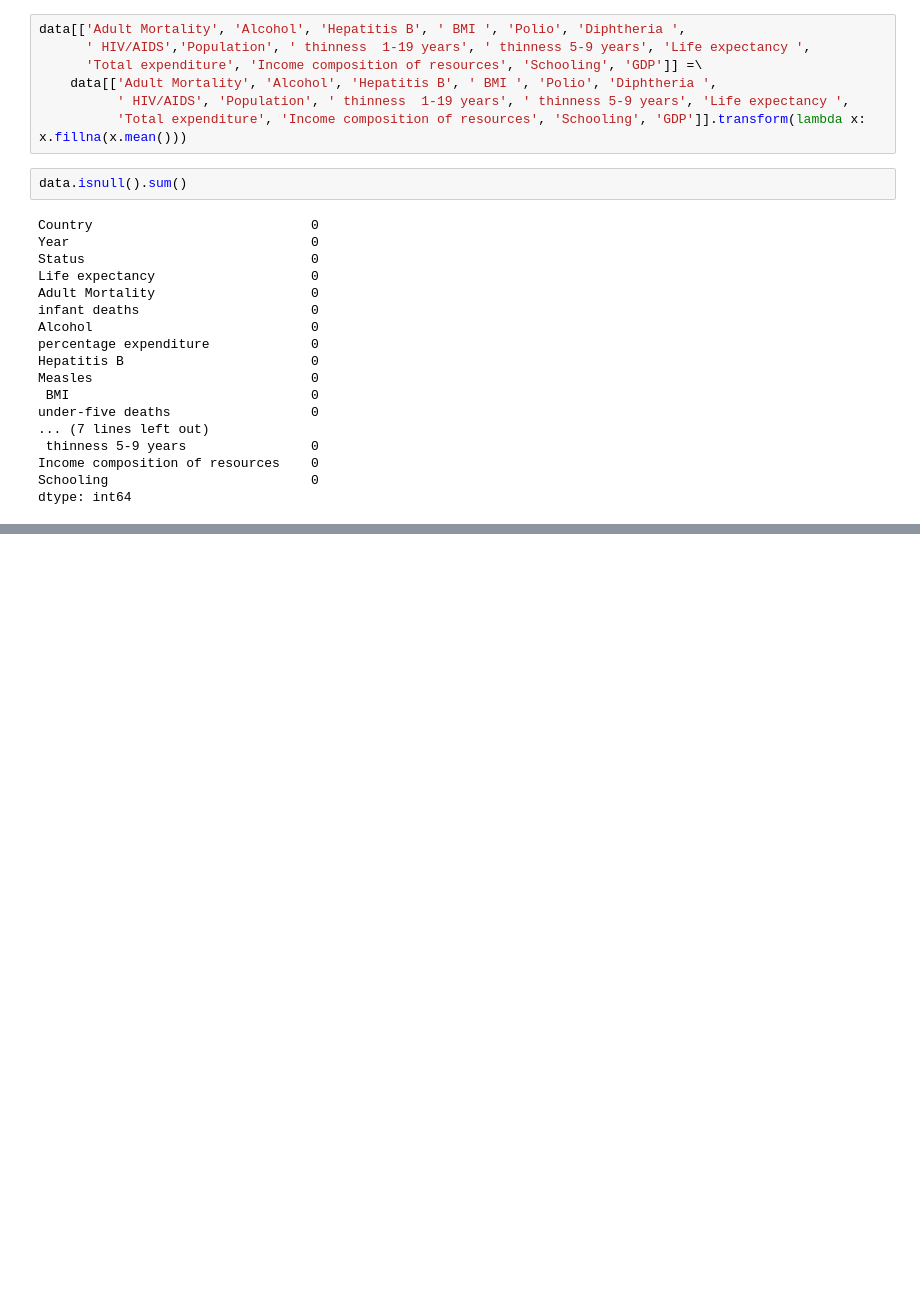
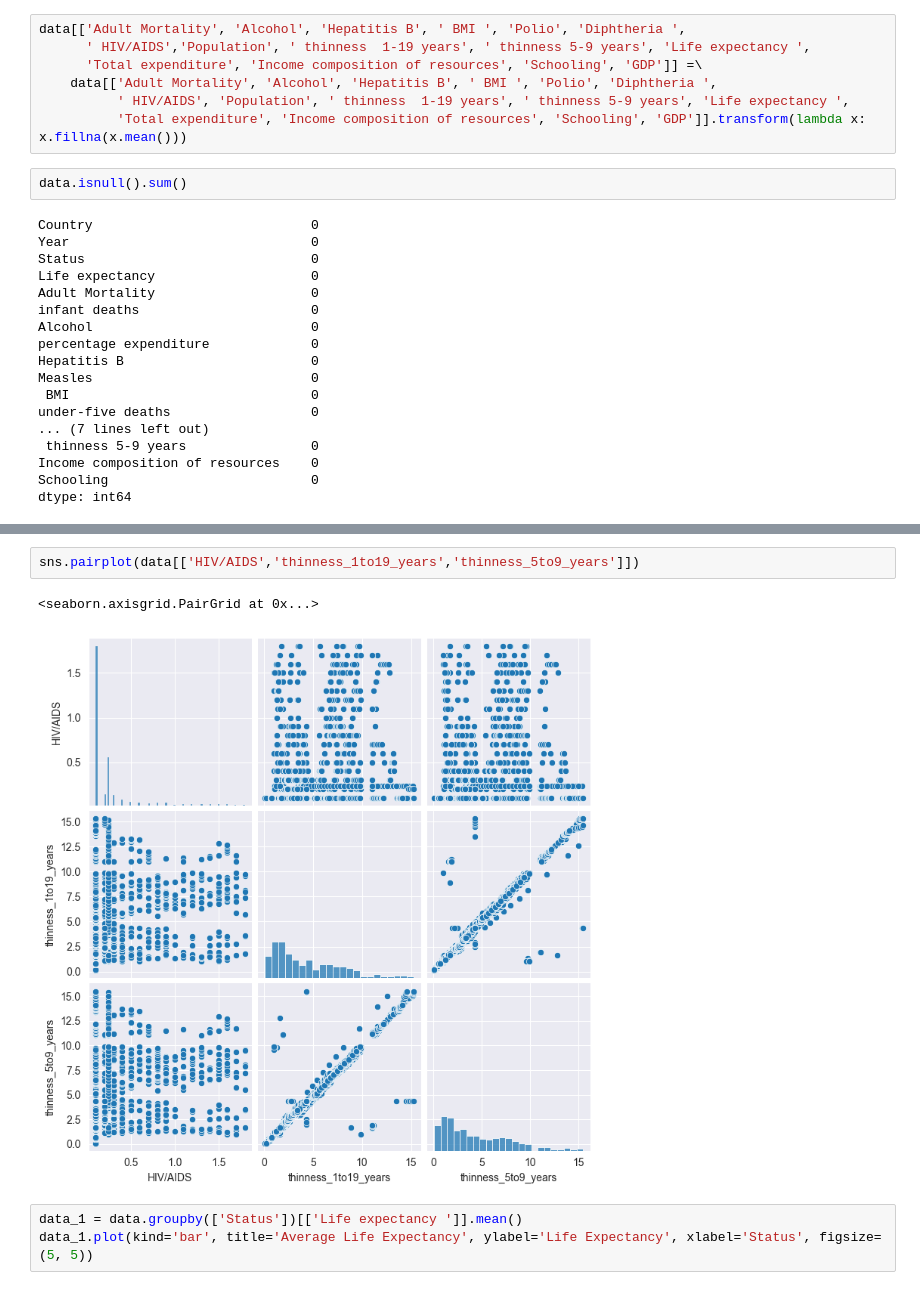
Before and after one commit to pooyanosk1382/ML, a Jupyter notebook: Assignment1/Life Expectandcy/lifeExpectancy.ipynb, the cells around one changed output, grey strips where cells are left out. Drawn from its saved outputs; the diff is of its cells as text; blank space fills up the shorter version.

```diff
--- a/Assignment1/Life Expectandcy/lifeExpectancy.ipynb
+++ b/Assignment1/Life Expectandcy/lifeExpectancy.ipynb
@@ -189,0 +213,8 @@ dtype: int64
+# %%
+sns.pairplot(data[['HIV/AIDS','thinness_1to19_years','thinness_5to9_years']])
+# %% [output]
+<seaborn.axisgrid.PairGrid at 0x...>
+[figure, added]
+# %%
+data_1 = data.groupby(['Status'])[['Life expectancy ']].mean()
+data_1.plot(kind='bar', title='Average Life Expectancy', ylabel='Life Expectancy', xlabel='Status', figsize=(5, 5))
```
Also changed, not shown: parts of 3 cells of this notebook.
